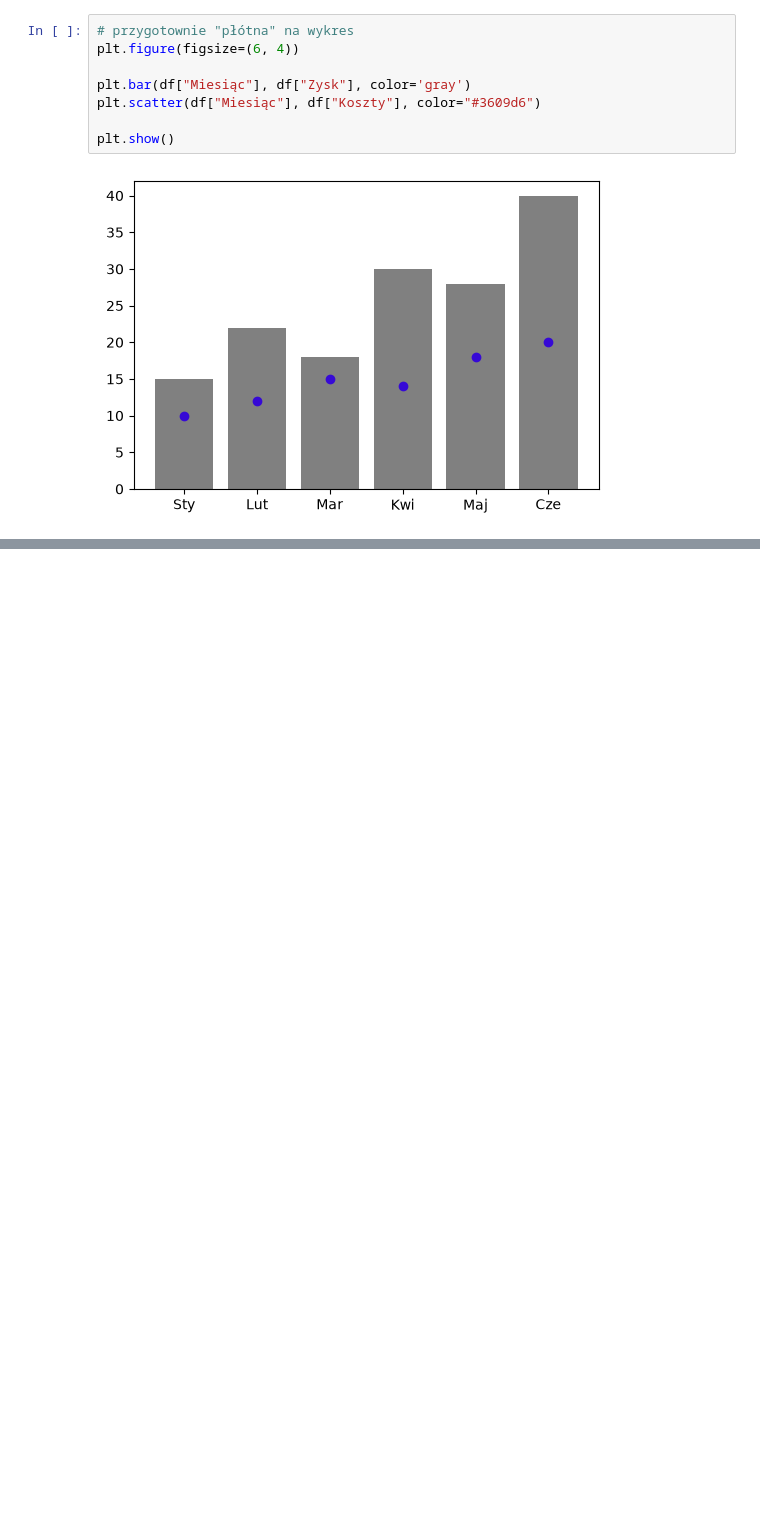
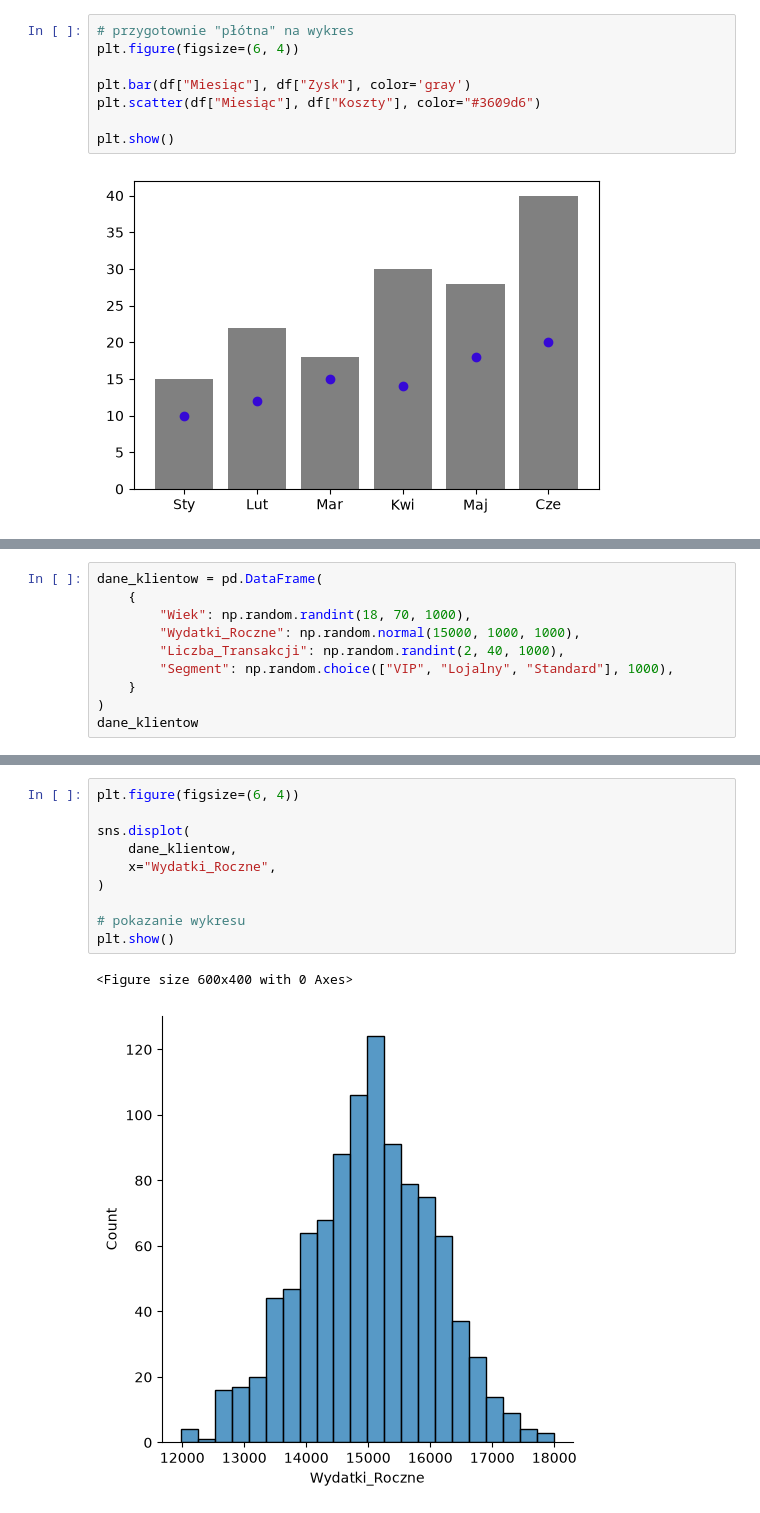
Before and after one commit to dane-analizy/szkolenie_pandas-2026_09_28-2026_09_30, a Jupyter notebook: robocze/14_wykresy.ipynb, the cells around one changed output, grey strips where cells are left out. Drawn from its saved outputs; the diff is of its cells as text; blank space fills up the shorter version.

```diff
--- a/robocze/14_wykresy.ipynb
+++ b/robocze/14_wykresy.ipynb
@@ -79,0 +129,10 @@ plt.show()
+# %%
+dane_klientow = pd.DataFrame(
+    {
+        "Wiek": np.random.randint(18, 70, 1000),
+        "Wydatki_Roczne": np.random.normal(15000, 1000, 1000),
+        "Liczba_Transakcji": np.random.randint(2, 40, 1000),
+        "Segment": np.random.choice(["VIP", "Lojalny", "Standard"], 1000),
+    }
+)
+dane_klientow
@@ -79,0 +153,13 @@ plt.show()
+# %%
+plt.figure(figsize=(6, 4))
+
+sns.displot(
+    dane_klientow,
+    x="Wydatki_Roczne",
+)
+
+# pokazanie wykresu
+plt.show()
+# %% [output]
+<Figure size 600x400 with 0 Axes>
+[figure, added]
```
Also changed, not shown: parts of 16 cells of this notebook, 4 other files.
